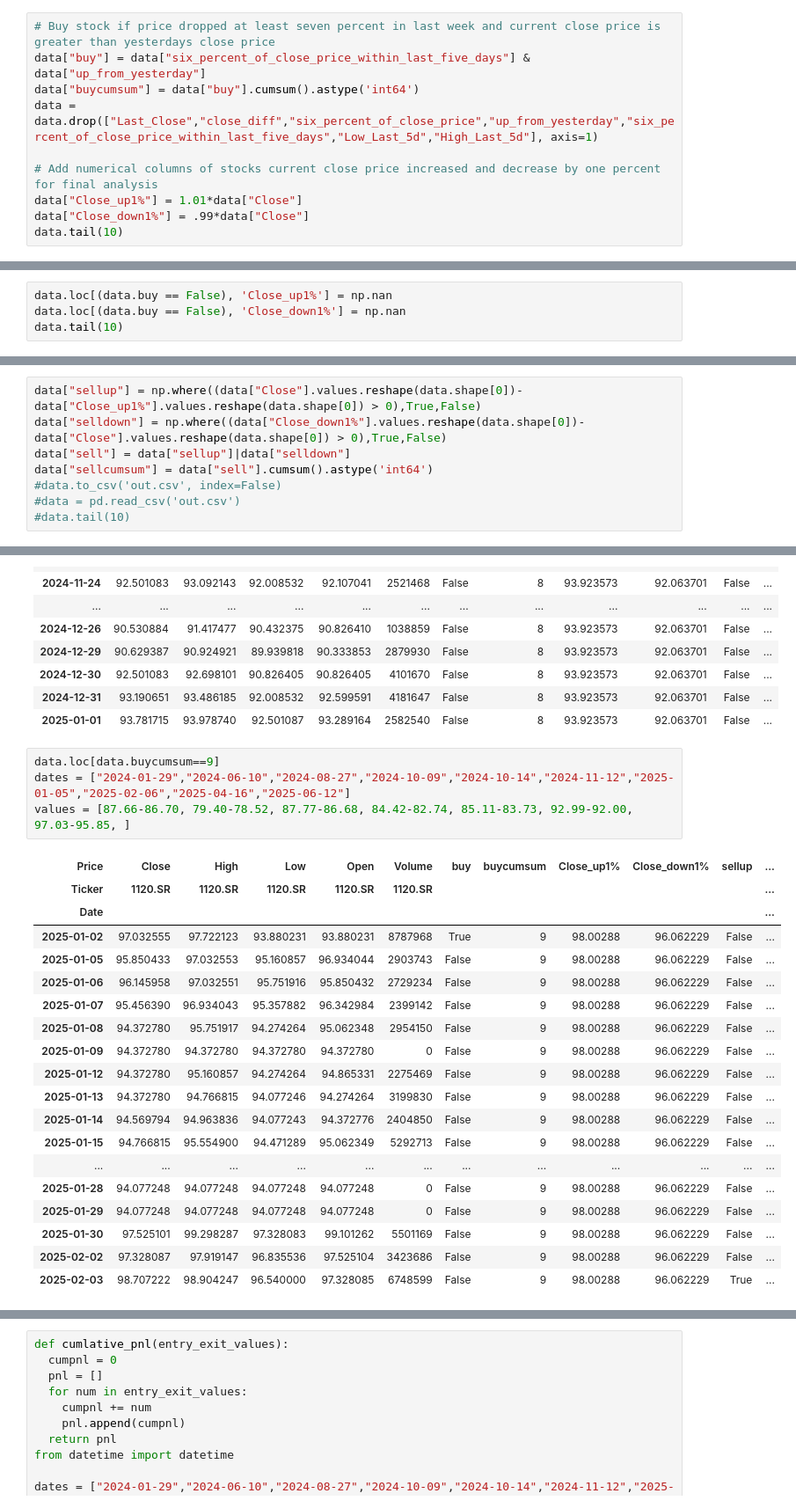
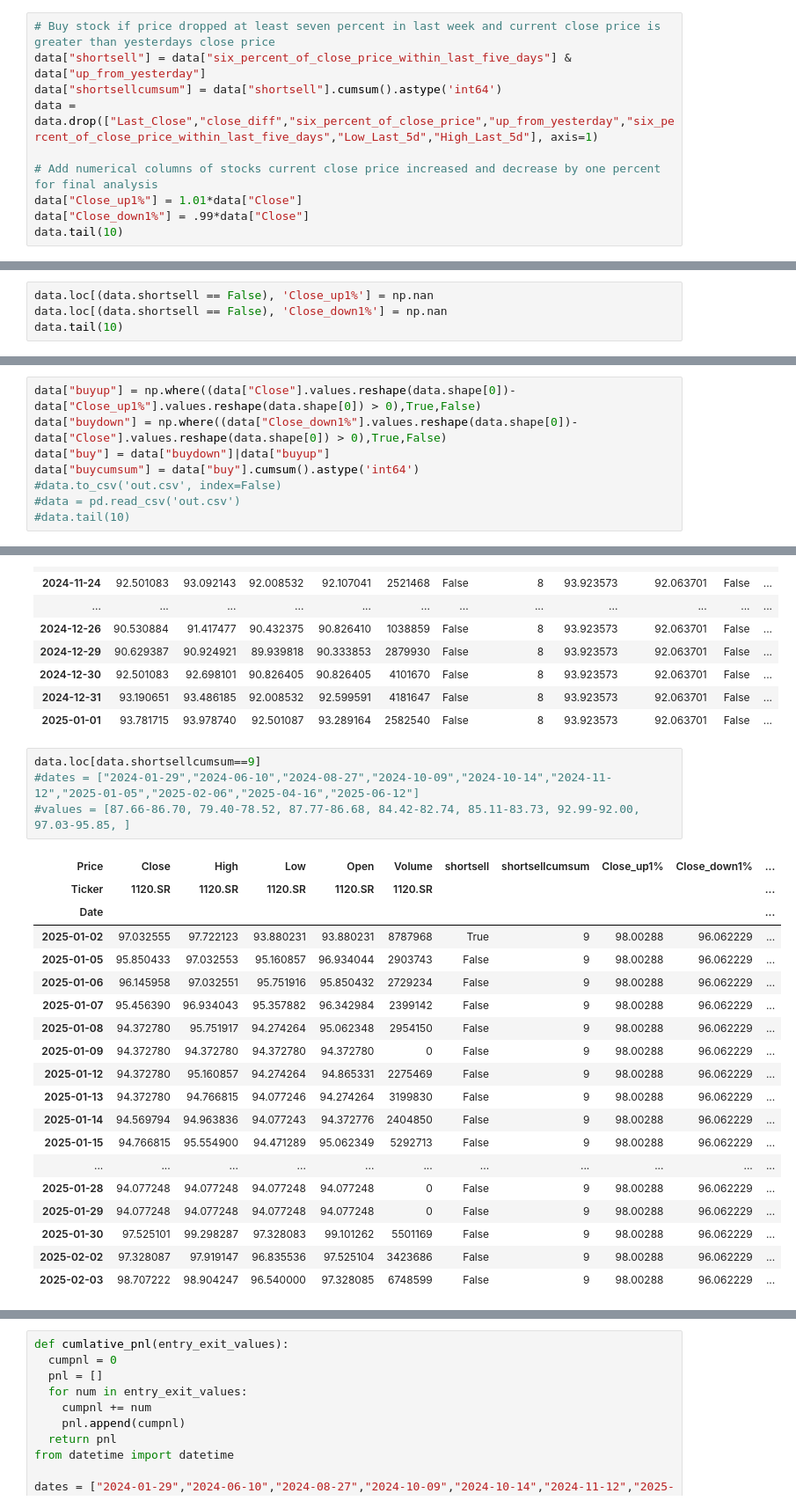
Before and after one commit to kamarulaw/saudi_backtests, a Jupyter notebook: 250715/progress.ipynb, the cells around one changed output, grey strips where cells are left out. Shown: that part at 88% size. Cells and saved outputs as stored; diff of their text form.

```diff
--- a/250715/progress.ipynb
+++ b/250715/progress.ipynb
@@ -110,8 +109,8 @@ data.tail(5)
 | 2025-06-22 | 90.099998 | 92.199997 | 90.000000 | 91.199997 | 2380902 | 88.099998 | 93.400002 | 84.693999 | ... |
 # %%
 # Buy stock if price dropped at least seven percent in last week and current close price is greater than yesterdays close price
-data["buy"] = data["six_percent_of_close_price_within_last_five_days"] & data["up_from_yesterday"]
-data["buycumsum"] = data["buy"].cumsum().astype('int64')
+data["shortsell"] = data["six_percent_of_close_price_within_last_five_days"] & data["up_from_yesterday"]
+data["shortsellcumsum"] = data["shortsell"].cumsum().astype('int64')
 data = data.drop(["Last_Close","close_diff","six_percent_of_close_price","up_from_yesterday","six_percent_of_close_price_within_last_five_days","Low_Last_5d","High_Last_5d"], axis=1)
 
 # Add numerical columns of stocks current close price increased and decrease by one percent for final analysis
@@ -138,7 +137,7 @@ data.tail(10)
 #view = data[buyclause.shift(2)|buyclause.shift()|buyclause]
 #view
 # %%
-data.loc[(data.buy == False), 'Close_up1%'] = np.nan
-data.loc[(data.buy == False), 'Close_down1%'] = np.nan
+data.loc[(data.shortsell == False), 'Close_up1%'] = np.nan
+data.loc[(data.shortsell == False), 'Close_down1%'] = np.nan
 data.tail(10)
 # %% [output]
@@ -174,10 +173,10 @@ data.tail(10)
 | 2025-06-19 | 91.199997 | 91.599998 | 90.500000 | 91.099998 | 3742444 | False | 13 | 94.636997 | 92.762997 |
 | 2025-06-22 | 90.099998 | 92.199997 | 90.000000 | 91.199997 | 2380902 | False | 13 | 94.636997 | 92.762997 |
 # %%
-data["sellup"] = np.where((data["Close"].values.reshape(data.shape[0])-data["Close_up1%"].values.reshape(data.shape[0]) > 0),True,False)
-data["selldown"] = np.where((data["Close_down1%"].values.reshape(data.shape[0])-data["Close"].values.reshape(data.shape[0]) > 0),True,False)
-data["sell"] = data["sellup"]|data["selldown"]
-data["sellcumsum"] = data["sell"].cumsum().astype('int64')
+data["buyup"] = np.where((data["Close"].values.reshape(data.shape[0])-data["Close_up1%"].values.reshape(data.shape[0]) > 0),True,False)
+data["buydown"] = np.where((data["Close_down1%"].values.reshape(data.shape[0])-data["Close"].values.reshape(data.shape[0]) > 0),True,False)
+data["buy"] = data["buydown"]|data["buyup"]
+data["buycumsum"] = data["buy"].cumsum().astype('int64')
 #data.to_csv('out.csv', index=False)
 #data = pd.read_csv('out.csv')
 #data.tail(10)
@@ -347,27 +344,27 @@ values = [87.66-86.70, 79.40-78.52, 87.77-86.68, 84.42-82.74, 85.11-83.73, 92.99
 | 2024-12-31 | 93.190651 | 93.486185 | 92.008532 | 92.599591 | 4181647 | False | 8 | 93.923573 | 92.063701 | False | ... |
 | 2025-01-01 | 93.781715 | 93.978740 | 92.501087 | 93.289164 | 2582540 | False | 8 | 93.923573 | 92.063701 | False | ... |
 # %%
-data.loc[data.buycumsum==9]
-dates = ["2024-01-29","2024-06-10","2024-08-27","2024-10-09","2024-10-14","2024-11-12","2025-01-05","2025-02-06","2025-04-16","2025-06-12"]
-values = [87.66-86.70, 79.40-78.52, 87.77-86.68, 84.42-82.74, 85.11-83.73, 92.99-92.00, 97.03-95.85, ]
+data.loc[data.shortsellcumsum==9]
+#dates = ["2024-01-29","2024-06-10","2024-08-27","2024-10-09","2024-10-14","2024-11-12","2025-01-05","2025-02-06","2025-04-16","2025-06-12"]
+#values = [87.66-86.70, 79.40-78.52, 87.77-86.68, 84.42-82.74, 85.11-83.73, 92.99-92.00, 97.03-95.85, ]
 # %% [output]
-| Price | Close | High | Low | Open | Volume | buy | buycumsum | Close_up1% | Close_down1% | sellup | ... |
-| Ticker | 1120.SR | 1120.SR | 1120.SR | 1120.SR | 1120.SR |  |  |  |  |  | ... |
-| Date |  |  |  |  |  |  |  |  |  |  | ... |
-| 2025-01-02 | 97.032555 | 97.722123 | 93.880231 | 93.880231 | 8787968 | True | 9 | 98.00288 | 96.062229 | False | ... |
-| 2025-01-05 | 95.850433 | 97.032553 | 95.160857 | 96.934044 | 2903743 | False | 9 | 98.00288 | 96.062229 | False | ... |
-| 2025-01-06 | 96.145958 | 97.032551 | 95.751916 | 95.850432 | 2729234 | False | 9 | 98.00288 | 96.062229 | False | ... |
-| 2025-01-07 | 95.456390 | 96.934043 | 95.357882 | 96.342984 | 2399142 | False | 9 | 98.00288 | 96.062229 | False | ... |
-| 2025-01-08 | 94.372780 | 95.751917 | 94.274264 | 95.062348 | 2954150 | False | 9 | 98.00288 | 96.062229 | False | ... |
-| 2025-01-09 | 94.372780 | 94.372780 | 94.372780 | 94.372780 | 0 | False | 9 | 98.00288 | 96.062229 | False | ... |
-| 2025-01-12 | 94.372780 | 95.160857 | 94.274264 | 94.865331 | 2275469 | False | 9 | 98.00288 | 96.062229 | False | ... |
-| 2025-01-13 | 94.372780 | 94.766815 | 94.077246 | 94.274264 | 3199830 | False | 9 | 98.00288 | 96.062229 | False | ... |
-| 2025-01-14 | 94.569794 | 94.963836 | 94.077243 | 94.372776 | 2404850 | False | 9 | 98.00288 | 96.062229 | False | ... |
-| 2025-01-15 | 94.766815 | 95.554900 | 94.471289 | 95.062349 | 5292713 | False | 9 | 98.00288 | 96.062229 | False | ... |
-| ... | ... | ... | ... | ... | ... | ... | ... | ... | ... | ... | ... |
-| 2025-01-28 | 94.077248 | 94.077248 | 94.077248 | 94.077248 | 0 | False | 9 | 98.00288 | 96.062229 | False | ... |
-| 2025-01-29 | 94.077248 | 94.077248 | 94.077248 | 94.077248 | 0 | False | 9 | 98.00288 | 96.062229 | False | ... |
-| 2025-01-30 | 97.525101 | 99.298287 | 97.328083 | 99.101262 | 5501169 | False | 9 | 98.00288 | 96.062229 | False | ... |
-| 2025-02-02 | 97.328087 | 97.919147 | 96.835536 | 97.525104 | 3423686 | False | 9 | 98.00288 | 96.062229 | False | ... |
-| 2025-02-03 | 98.707222 | 98.904247 | 96.540000 | 97.328085 | 6748599 | False | 9 | 98.00288 | 96.062229 | True | ... |
+| Price | Close | High | Low | Open | Volume | shortsell | shortsellcumsum | Close_up1% | Close_down1% | ... |
+| Ticker | 1120.SR | 1120.SR | 1120.SR | 1120.SR | 1120.SR |  |  |  |  | ... |
+| Date |  |  |  |  |  |  |  |  |  | ... |
+| 2025-01-02 | 97.032555 | 97.722123 | 93.880231 | 93.880231 | 8787968 | True | 9 | 98.00288 | 96.062229 | ... |
+| 2025-01-05 | 95.850433 | 97.032553 | 95.160857 | 96.934044 | 2903743 | False | 9 | 98.00288 | 96.062229 | ... |
+| 2025-01-06 | 96.145958 | 97.032551 | 95.751916 | 95.850432 | 2729234 | False | 9 | 98.00288 | 96.062229 | ... |
+| 2025-01-07 | 95.456390 | 96.934043 | 95.357882 | 96.342984 | 2399142 | False | 9 | 98.00288 | 96.062229 | ... |
+| 2025-01-08 | 94.372780 | 95.751917 | 94.274264 | 95.062348 | 2954150 | False | 9 | 98.00288 | 96.062229 | ... |
+| 2025-01-09 | 94.372780 | 94.372780 | 94.372780 | 94.372780 | 0 | False | 9 | 98.00288 | 96.062229 | ... |
+| 2025-01-12 | 94.372780 | 95.160857 | 94.274264 | 94.865331 | 2275469 | False | 9 | 98.00288 | 96.062229 | ... |
+| 2025-01-13 | 94.372780 | 94.766815 | 94.077246 | 94.274264 | 3199830 | False | 9 | 98.00288 | 96.062229 | ... |
+| 2025-01-14 | 94.569794 | 94.963836 | 94.077243 | 94.372776 | 2404850 | False | 9 | 98.00288 | 96.062229 | ... |
+| 2025-01-15 | 94.766815 | 95.554900 | 94.471289 | 95.062349 | 5292713 | False | 9 | 98.00288 | 96.062229 | ... |
+| ... | ... | ... | ... | ... | ... | ... | ... | ... | ... | ... |
+| 2025-01-28 | 94.077248 | 94.077248 | 94.077248 | 94.077248 | 0 | False | 9 | 98.00288 | 96.062229 | ... |
+| 2025-01-29 | 94.077248 | 94.077248 | 94.077248 | 94.077248 | 0 | False | 9 | 98.00288 | 96.062229 | ... |
+| 2025-01-30 | 97.525101 | 99.298287 | 97.328083 | 99.101262 | 5501169 | False | 9 | 98.00288 | 96.062229 | ... |
+| 2025-02-02 | 97.328087 | 97.919147 | 96.835536 | 97.525104 | 3423686 | False | 9 | 98.00288 | 96.062229 | ... |
+| 2025-02-03 | 98.707222 | 98.904247 | 96.540000 | 97.328085 | 6748599 | False | 9 | 98.00288 | 96.062229 | ... |
 # %%
```
Also changed, not shown: parts of 19 cells of this notebook.
